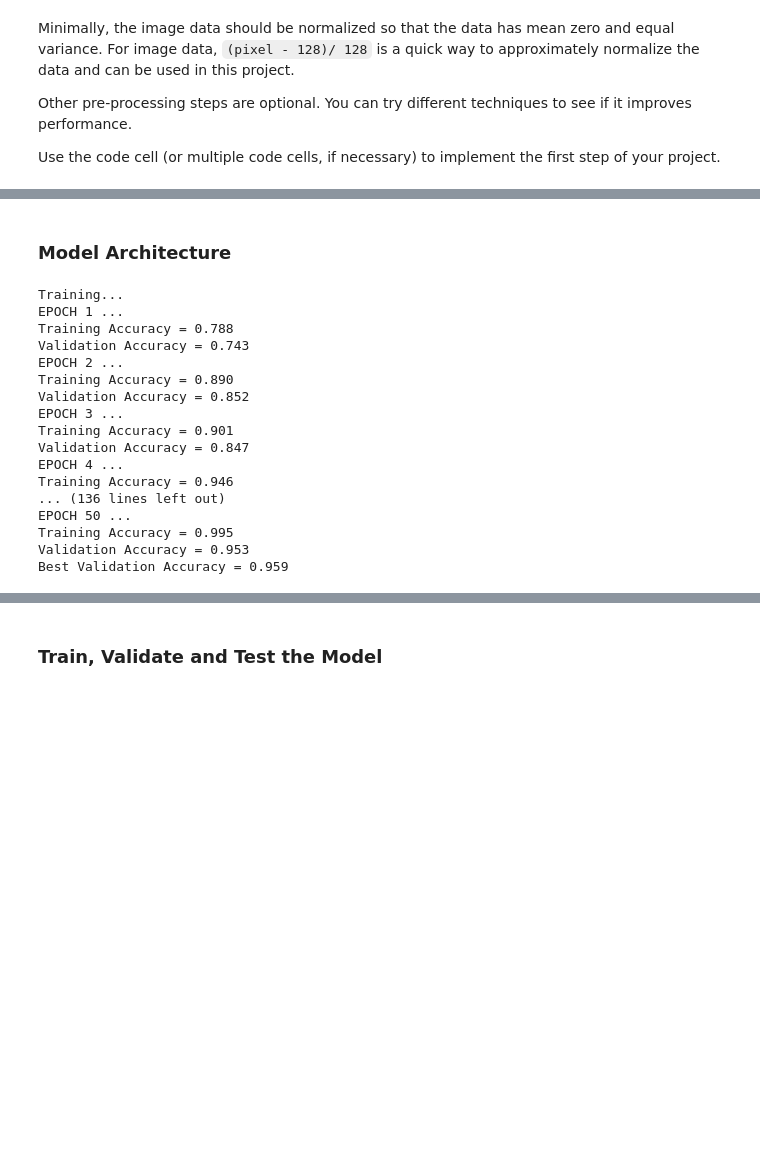
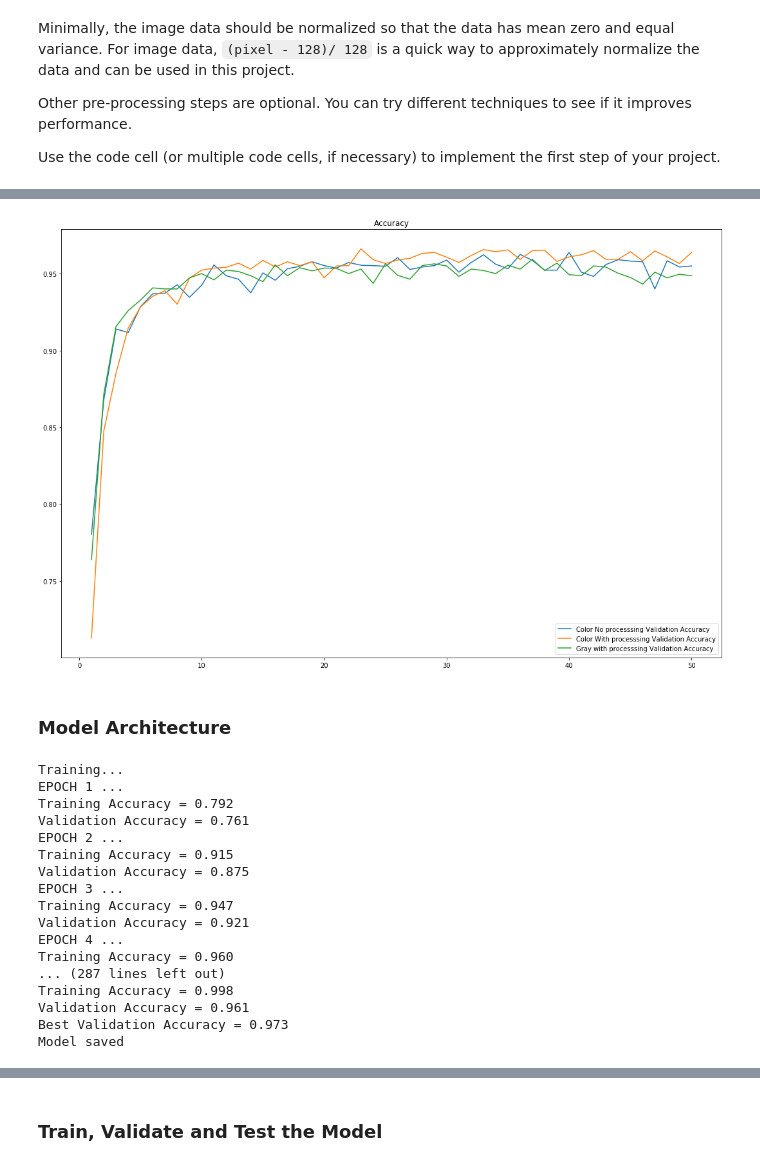
Before and after one commit to AlexSchizoid/CarND-Traffic-Sign-Classifier-Project, a Jupyter notebook: Traffic_Sign_Classifier.ipynb, the cells around one changed output, grey strips where cells are left out. Drawn from its saved outputs; the diff is of its cells as text; code cells hidden in the pictures; blank space fills up the shorter version.

```diff
--- a/Traffic_Sign_Classifier.ipynb
+++ b/Traffic_Sign_Classifier.ipynb
@@ -495,4 +516,0 @@ for idx,image in enumerate(X_valid_processed):
-# %%
-convNet = LeNetConv(50, 0.003, True, True)
-convNet.createModel(x)
-_,__=convNet.run_tf(X_train_processed, y_train, X_valid_processed, y_valid)
@@ -533,0 +517,3 @@ index=4000
+# %%
+X_train_processed_color = process_color(X_train)
+X_valid_processed_color = process_color(X_valid)
@@ -533,0 +538,3 @@ index=4000
+# %%
+X_train_processed_gray = process_to_gray(X_train)
+X_valid_processed_gray = process_to_gray(X_valid)
@@ -533,0 +559,18 @@ index=4000
+# %%
+image_depth = [3, 3 ,1]
+inputs_train = [X_train, X_train_processed_color, X_train_processed_gray]
+inputs_valid = [X_valid, X_valid_processed_color, X_valid_processed_gray]
+convNets = []
+train_acc_rates = []
+valid_acc_rates = []
+ep = 50
+for depth in image_depth:
+    convNet = LeNetConv(depth ,50, 0.003, True, True)
+    convNet.createModel()
+    convNets.append(convNet)
+
+for idx,convNet in enumerate(convNets):
+    print("idx: {0}". format(idx))
+    train_acc, valid_acc = convNet.run_tf(inputs_train[idx], y_train, inputs_valid[idx], y_valid)
+    train_acc_rates.append(train_acc)
+    valid_acc_rates.append(valid_acc)
@@ -534,24 +595,41 @@ index=4000
+# %%
+#acc_plot = plt.subplot(212)
+#acc_plot = plt.figure()
+plt.figure(figsize=(15,10))
+#acc_plot.set_title('Accuracy')
+plt.title('Accuracy')
+
+plt.plot(range(1,ep+1), valid_acc_rates[0], label='Color No processsing Validation Accuracy')
+plt.plot(range(1,ep+1), valid_acc_rates[1], label='Color With processsing Validation Accuracy')
+plt.plot(range(1,ep+1), valid_acc_rates[2], label='Gray with processsing Validation Accuracy')
+
+
+plt.legend(loc=4)
+plt.tight_layout()
+plt.show()
+# %% [output]
+[figure, added]
 # %% [markdown]
 ### Model Architecture
 # %%
-convNet = LeNetConv(1, 50, 0.003, True, True)
+convNet = LeNetConv(3, 100, 0.003, True, True)
 convNet.createModel()
-_,__=convNet.run_tf(X_train_processed, y_train, X_valid_processed, y_valid)
+_,__=convNet.run_tf(X_train_processed, y_train, X_valid_processed, y_valid, True)
 # %% [output]
 Training...
 EPOCH 1 ...
-Training Accuracy = 0.788
-Validation Accuracy = 0.743
+Training Accuracy = 0.792
+Validation Accuracy = 0.761
 EPOCH 2 ...
-Training Accuracy = 0.890
-Validation Accuracy = 0.852
+Training Accuracy = 0.915
+Validation Accuracy = 0.875
 EPOCH 3 ...
-Training Accuracy = 0.901
-Validation Accuracy = 0.847
+Training Accuracy = 0.947
+Validation Accuracy = 0.921
 EPOCH 4 ...
-Training Accuracy = 0.946
-... (136 lines left out)
-EPOCH 50 ...
-Training Accuracy = 0.995
-Validation Accuracy = 0.953
-Best Validation Accuracy = 0.959
+Training Accuracy = 0.960
+... (287 lines left out)
+Training Accuracy = 0.998
+Validation Accuracy = 0.961
+Best Validation Accuracy = 0.973
+Model saved
```
Also changed, not shown: parts of 12 cells of this notebook, 3 other files.
